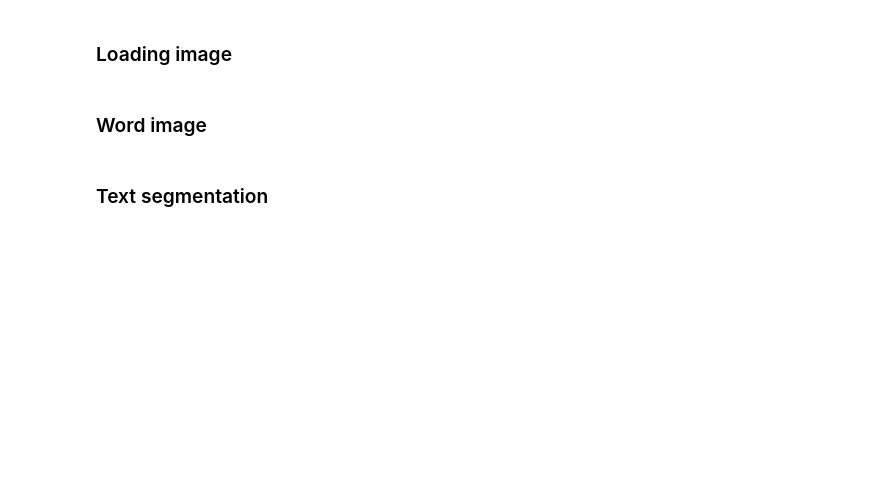
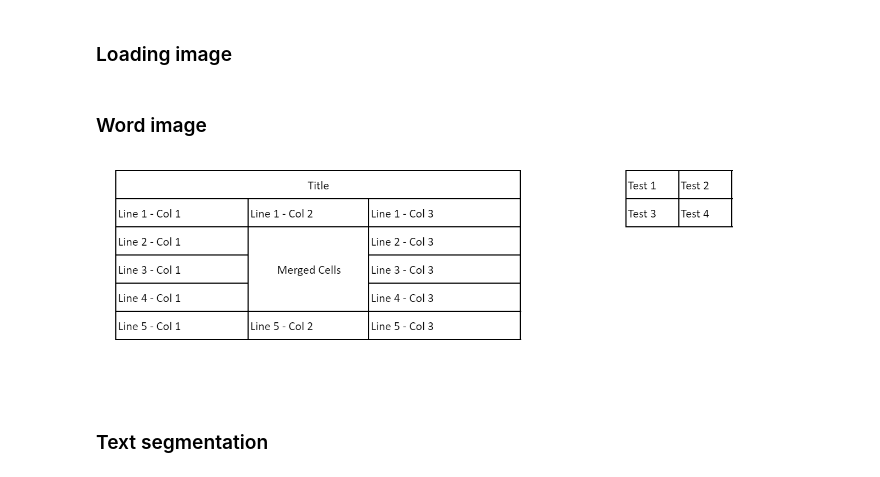
Before and after one commit to xavctn/img2table, a Jupyter notebook: examples/Test.ipynb, the cells around one changed output. Drawn from its saved outputs; the diff is of its cells as text; code cells hidden in the pictures; blank space fills up the shorter version.

```diff
--- a/examples/Test.ipynb
+++ b/examples/Test.ipynb
@@ -19,7 +19,7 @@ def get_color():
 # %% [markdown]
 ### Loading image
 # %%
-img = Image(r"C:\Users\xavca\Pictures\test_imgs\ebl.png")
+img = Image(r"C:\Users\xavca\Pictures\test_img2table.png")
 ocr = PaddleOCR()
 ocr_df = ocr.of(img)
 
@@ -29,9 +29,11 @@ img = prepare_image(list(img.images)[0])
 # %%
 from img2table.tables.processing.bordered_tables.tables.implicit_rows import create_word_image
 
-word_image = create_word_image(img=img, ocr_df=ocr_df, min_confidence=0)
+word_image = create_word_image(img=img, ocr_df=ocr_df, min_confidence=20)
 
 PILImage.fromarray(img)
+# %% [output]
+[figure, added]
 # %% [markdown]
 ### Text segmentation
 # %%
```
Also changed, not shown: parts of 4 cells of this notebook, 8 other files.
